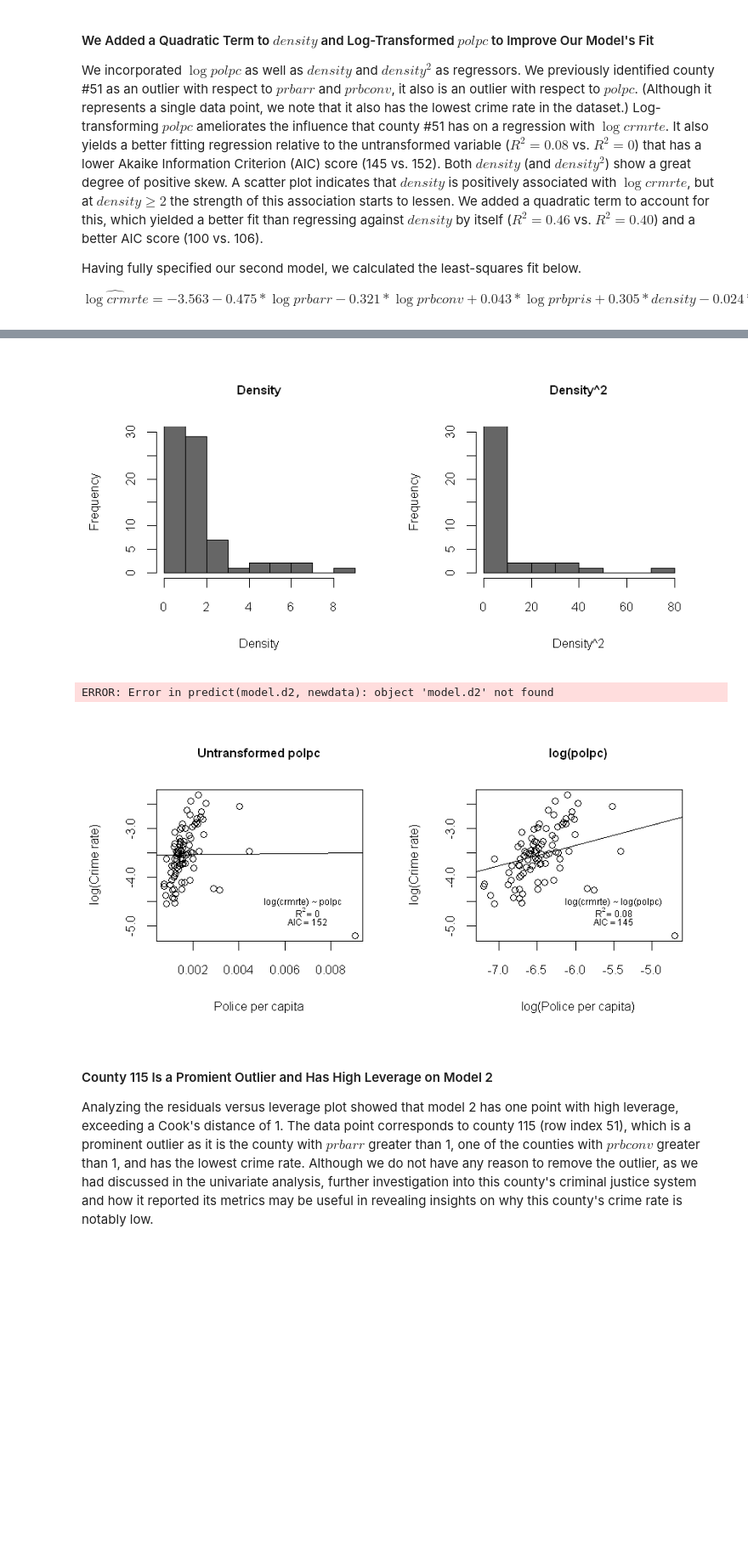
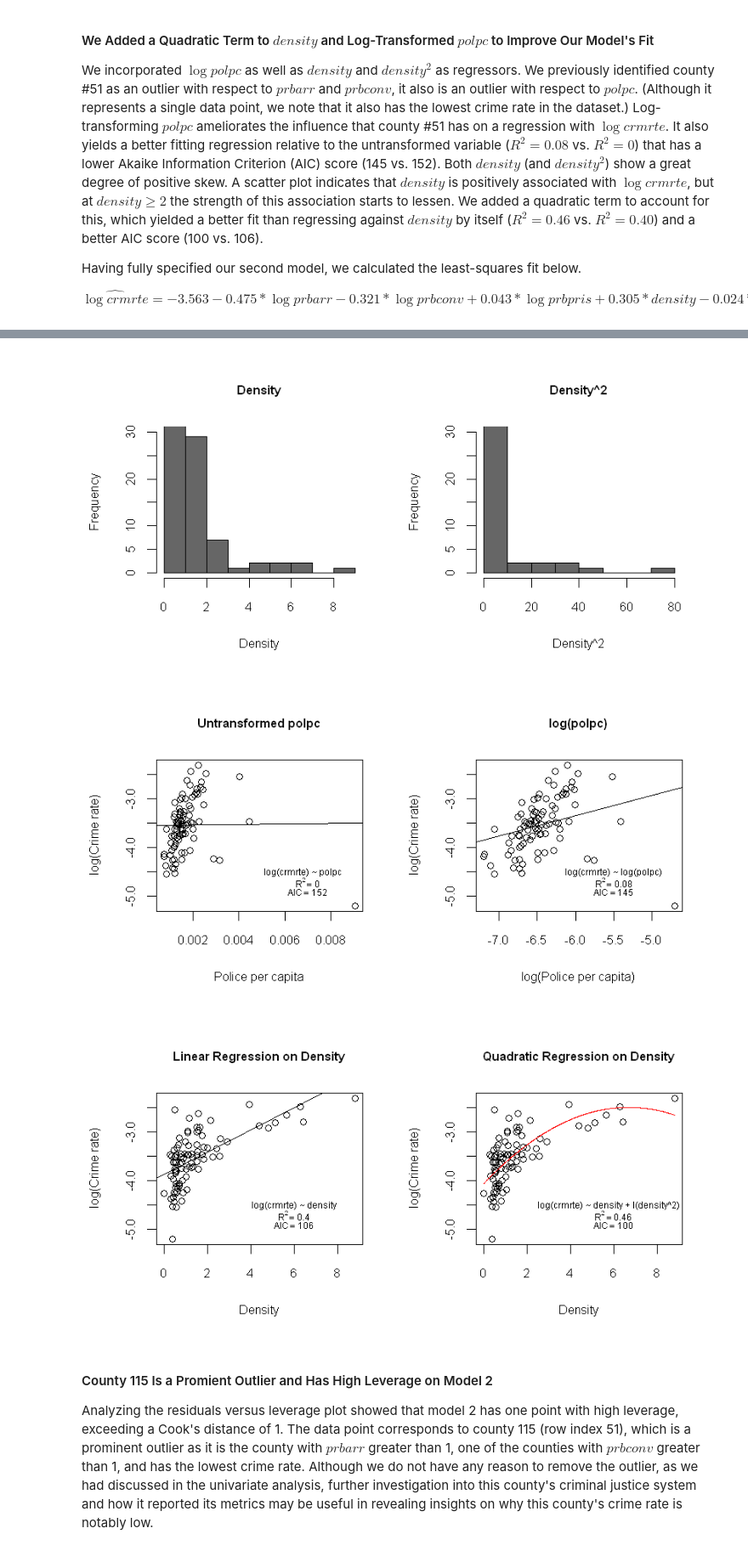
Before and after one commit to ramirocadavid/w203-Lab3, a Jupyter notebook: Mo_Hobbs_Cadavid_Lab3_V4.ipynb, the cells around one changed output, grey strips where cells are left out. Shown at 85% size. Cells and saved outputs as stored; diff of their text form; code cells hidden in the pictures; blank space fills up the shorter version.

```diff
--- a/Mo_Hobbs_Cadavid_Lab3_V4.ipynb
+++ b/Mo_Hobbs_Cadavid_Lab3_V4.ipynb
@@ -589,35 +589,37 @@ text(-5.5, -4.5, paste(summary(model.p2)$call[2]), cex = 0.6)
 rsq.p2 <- summary(model.p2)$r.squared; text(x = -5.5, y = -4.7, bquote(R^2 == .(round(rsq.p2, 2))), cex = 0.6)
 text(-5.5, -4.9, bquote(AIC == .(round(AIC(model.p2), 0))), cex = 0.6)
 
 
 # Plot density regressions against data
 
 clean$square.density <- (clean$density + (clean$density)^2)
 
 # log(crmrte) ~ density
 model.d1 <- lm(log(crmrte) ~ density, data=clean)
+model.d2 <- lm(log(crmrte) ~ density + I(density^2), data=clean)
+clean$square.density <- (clean$density + (clean$density)^2)
+newdata <- data.frame(density=seq(min(clean$density), max(clean$density), 0.01))
 newdata <- data.frame(density=seq(min(clean$density), max(clean$density), 0.01))
 newdata$pred1 <- predict(model.d2, newdata)
 plot(clean$log.crmrte ~ clean$density , data=newdata, main="Linear Regression on Density",
      xlab="Density", ylab="log(Crime rate)")
 abline(a=coef(model.d1)[1], b=coef(model.d1)[2])
 text(6, -4.5, paste(summary(model.d1)$call[2]), cex = 0.6)
 rsq.d1 <- summary(model.d1)$r.squared; text(x = 6, y = -4.7, bquote(R^2 == .(round(rsq.d1, 2))), cex = 0.6)
 text(6, -4.9, bquote(AIC == .(round(AIC(model.d1), 0))), cex = 0.6)
 
 # log(crmrte) ~ density + density^2
-model.d2 <- lm(log(crmrte) ~ density + I(density^2), data=clean)
 plot(clean$log.crmrte ~ clean$density , data=newdata, main="Quadratic Regression on Density",
      xlab="Density", ylab="log(Crime rate)")
 lines(newdata$density, newdata$pred1, col="red")
 text(5.8, -4.5, paste(summary(model.d2)$call[2]), cex = 0.6)
 rsq.d2 <- summary(model.d2)$r.squared; text(x = 6, y = -4.7, bquote(R^2 == .(round(rsq.d2, 2))), cex = 0.6)
 text(6, -4.9, bquote(AIC == .(round(AIC(model.d2), 0))), cex = 0.6)
 # %% [output]
 [figure]
 [figure]
-ERROR: Error in predict(model.d2, newdata): object 'model.d2' not found
 [figure]
+[figure, added]
 # %% [markdown]
 #### County 115 Is a Promient Outlier and Has High Leverage on Model 2
 
```
